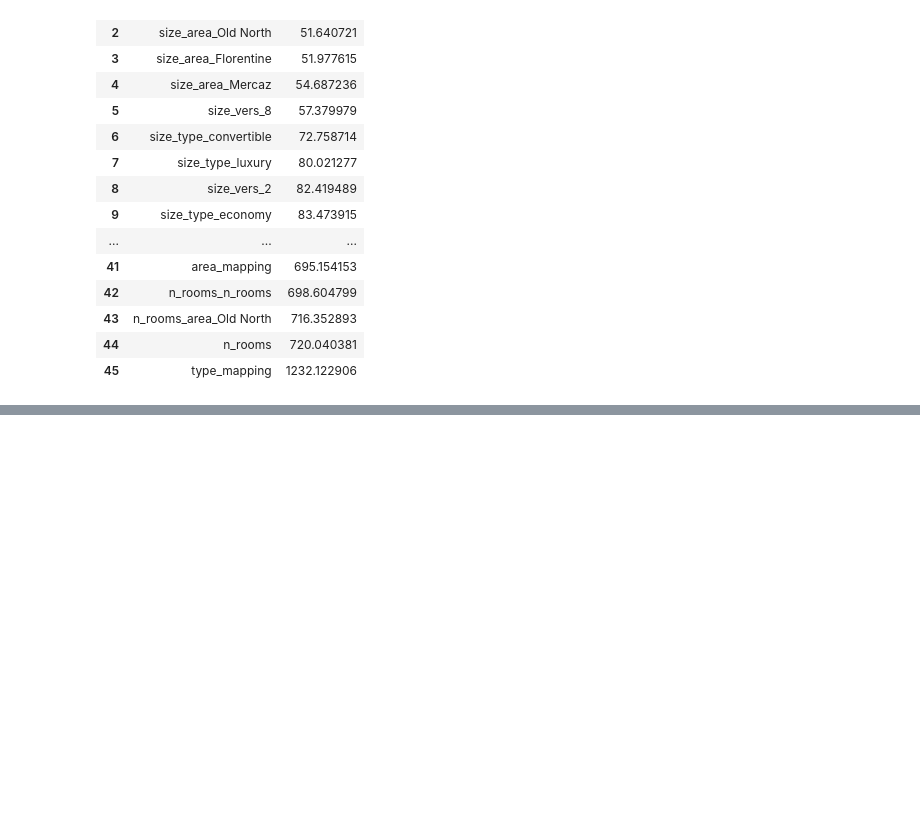
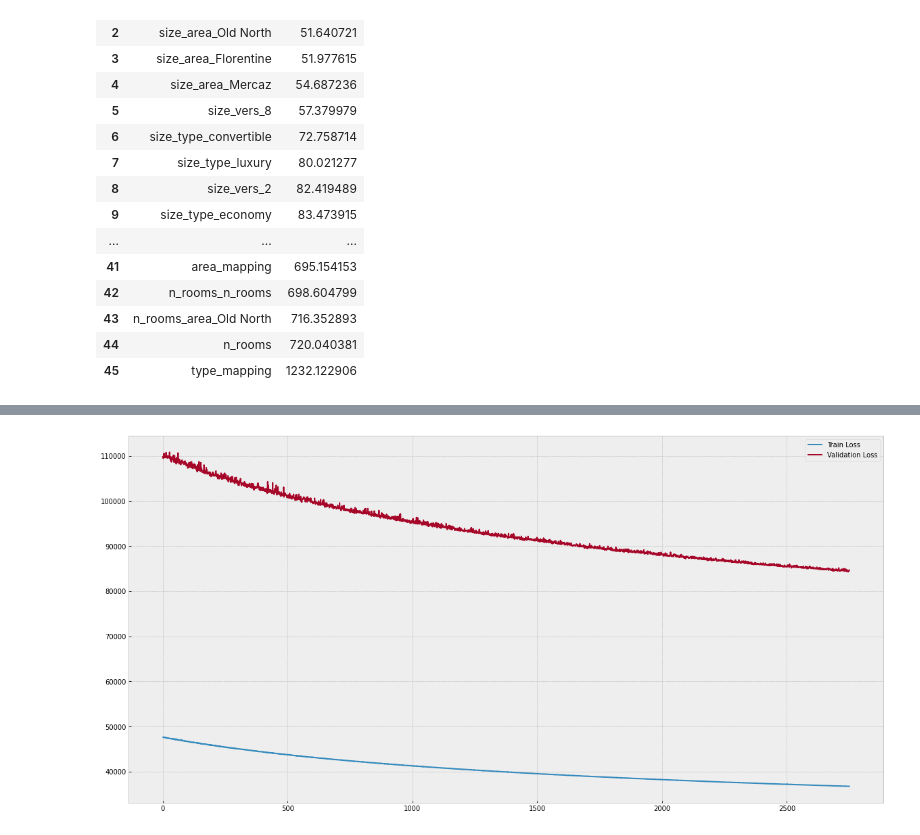
Before and after one commit to dolmani38/non-linear-regression, a Jupyter notebook: Regession_test_0712.ipynb, the cells around one changed output, grey strips where cells are left out. Cells and saved outputs as stored; diff of their text form; code cells hidden in the pictures; blank space fills up the shorter version.

```diff
--- a/Regession_test_0712.ipynb
+++ b/Regession_test_0712.ipynb
@@ -791,0 +843,8 @@ effect_result_table
+# %%
+epochs = 3000
+
+# Note continuous and categorical columns are inserted in the same order as defined in all_inputs
+history = model.fit([X_train_continuous, X_train_categorical['vers_mapping'],X_train_categorical[['area_mapping','type_mapping']].to_numpy()], Y_train,
+          epochs=epochs, batch_size=128,
+          callbacks=[periodic_logger_50], verbose=0,
+          validation_data=([X_val_continuous, X_val_categorical['vers_mapping'],X_val_categorical[['area_mapping','type_mapping']].to_numpy()], Y_val))
@@ -791,0 +869,12 @@ effect_result_table
+# %%
+# Plot the train/validation loss values
+plt.figure(figsize=(20,10))
+_loss = history.history['loss'][250:]
+_val_loss = history.history['val_loss'][250:]
+
+train_loss_plot, = plt.plot(range(1, len(_loss)+1), _loss, label='Train Loss')
+val_loss_plot, = plt.plot(range(1, len(_val_loss)+1), _val_loss, label='Validation Loss')
+
+_ = plt.legend(handles=[train_loss_plot, val_loss_plot])
+# %% [output]
+[figure, added]
```
Also changed, not shown: parts of 3 cells of this notebook.
